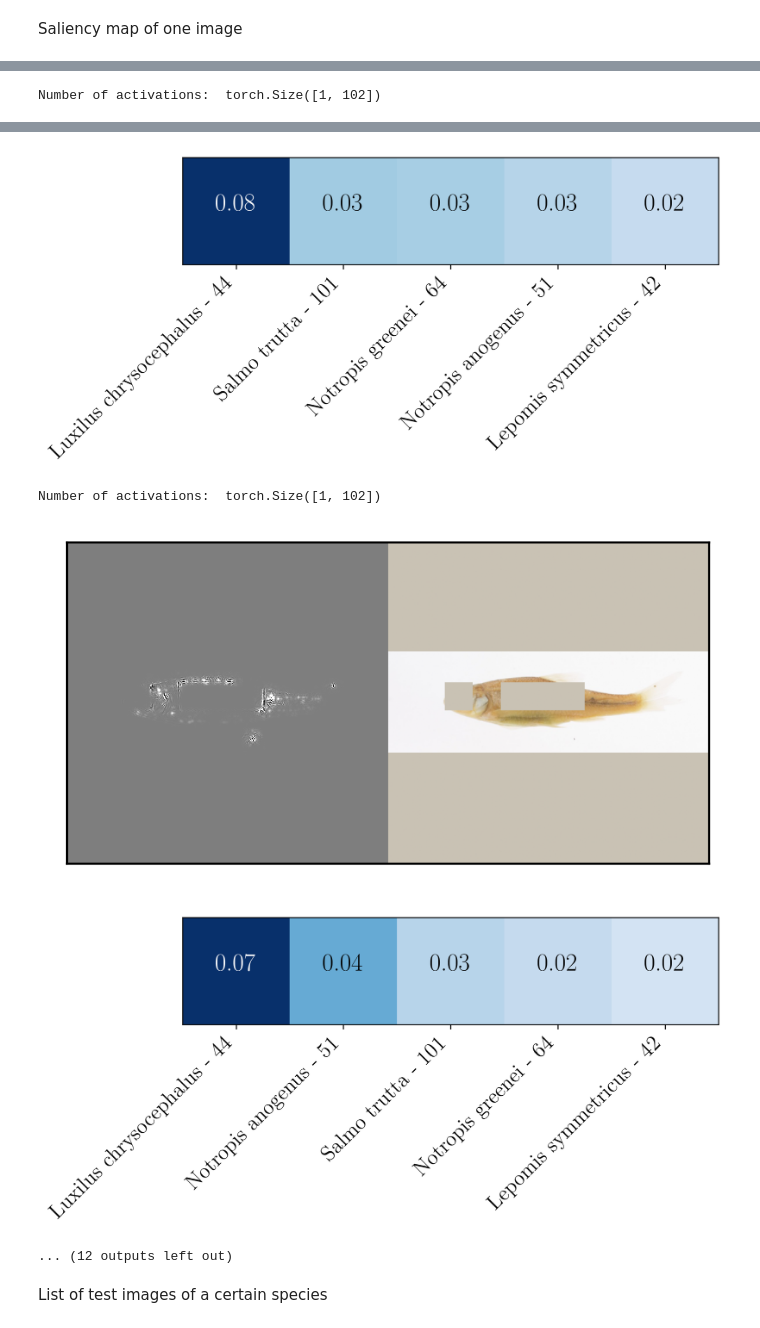
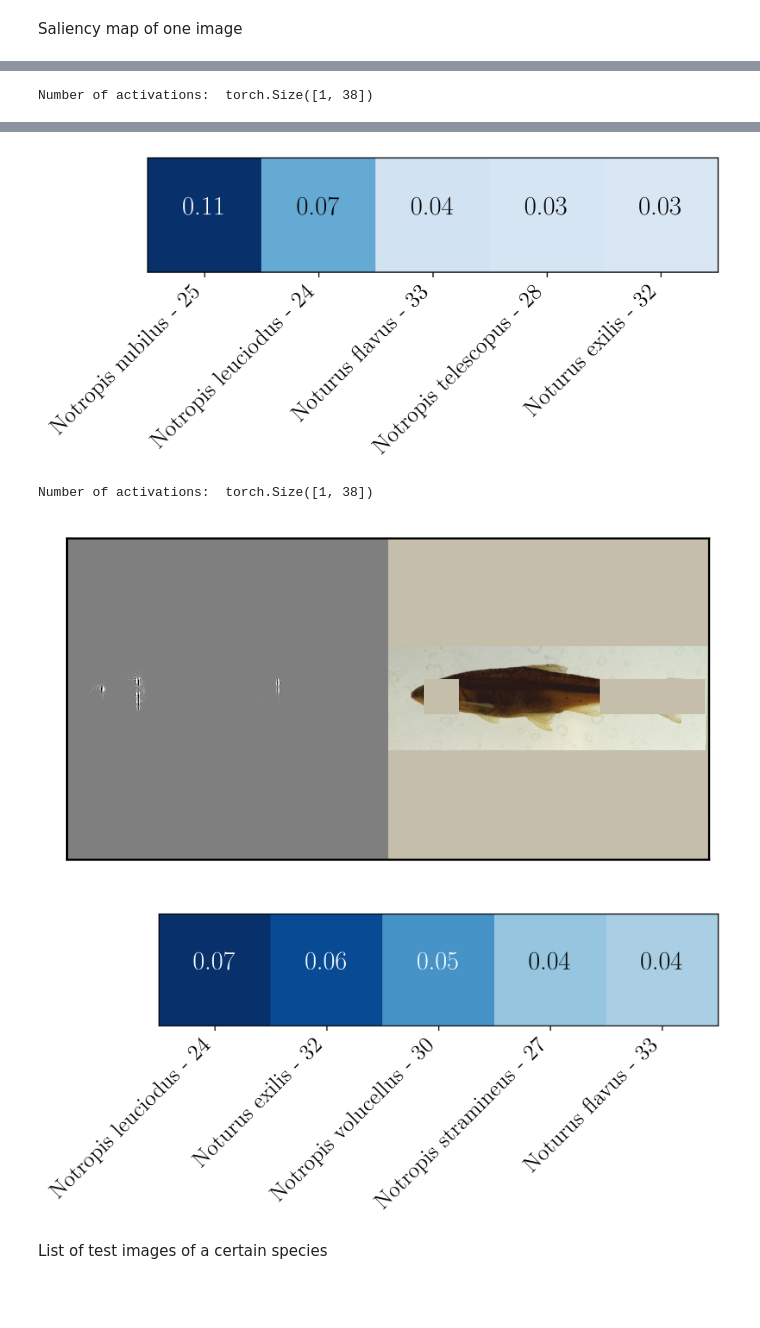
Before and after one commit to elhamod/HGNN, a Jupyter notebook: HGNN/analyse/Saliency Maps - image.ipynb, the cells around one changed output, grey strips where cells are left out. Drawn from its saved outputs; the diff is of its cells as text; code cells hidden in the pictures; blank space fills up the shorter version.

```diff
--- a/HGNN/analyse/Saliency Maps - image.ipynb
+++ b/HGNN/analyse/Saliency Maps - image.ipynb
@@ -25,8 +26,8 @@ parameters
 # %%
 experimentsPath="/raid/elhamod/Fish/experiments/"
 dataPath="/raid/elhamod/Fish"
-experimentName="biology_paper_medium_curated3_50_30"
-trial_hash="d136f2dc84aaaee7ea2420a87f4ece93e6fb400d60ad702781ed1d11" #HGNN
+experimentName="biology_paper_easy_curated4_Easy_smaller"
+trial_hash="ae083d3077841b2d44efe1bbd9a1878968c4bc54ad495a777d66a7cd" #HGNN
 
 cuda=7
 # %% [markdown]
@@ -60,6 +61,8 @@ else:
     raise Exception("Experiment not " + trial_hash + " found!")
 experimentRecord = experiments_df[experiments_df["trialHash"] == trial_hash]
 experiment_params = experimentRecord.to_dict('records')[0]
+if math.isnan(experiment_params['suffix']):
+    experiment_params['suffix'] = None
 print(experiment_params)
 
 # Create the model
@@ -100,7 +103,9 @@ wrapped_model.setOutputsOfInterest({
     "fine": True,
     "coarse" : False
 })
-fileName= '/raid/elhamod/Fish/Curated3/Medium/curated_30_50/test/Luxilus cornutus/43066_lat_FMNH_FZ_m.jpg'
+# fileName= '/raid/elhamod/Fish/Curated3/Medium/curated_30_50/test/Luxilus cornutus/43066_lat_FMNH_FZ_m.jpg'
+fileName='/raid/elhamod/Fish/Curated4/Easy_50/test/Notropis nubilus/INHS_FISH_82467.jpg'
+# fileName='/raid/elhamod/Fish/Curated4/Medium/curated_30_50/test/Alosa chrysochloris/100788_lat_FMNH_FZ.jpg'
 
 layerName = "fine"
 # "input": x,
@@ -125,5 +130,5 @@ Number of activations:  torch.Size([1, 102])
 # %%
-for i in [39 ,49]: #9, 19, 29 ,
+for i in [49]: #9, 19, 29 39 ,
     print('box_width = ', i)
     saliencyMap.GetSaliencyMap(fileName,layerName,box_width =i, maxCovered=True, topk=4, use_gpu=True)
 # %% [output]
@@ -137 +142 @@ Number of activations:  torch.Size([1, 102])
-Number of activations:  torch.Size([1, 102])
+Number of activations:  torch.Size([1, 38])
@@ -139,8 +144,7 @@ Number of activations:  torch.Size([1, 102])
-[figure, old version]
+[figure, new version]
-Number of activations:  torch.Size([1, 102])
+Number of activations:  torch.Size([1, 38])
-[figure, old version]
+[figure, new version]
-[figure, old version]
+[figure, new version]
-... (12 outputs left out)
 # %% [markdown]
 List of test images of a certain species
 # %%
```
Also changed, not shown: parts of 5 cells of this notebook, 11 other files.
